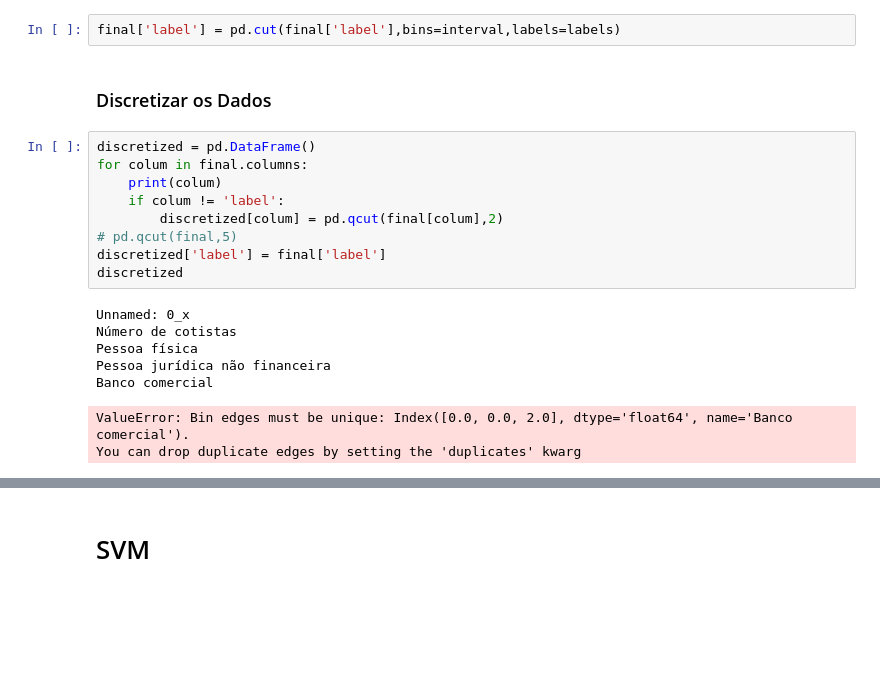
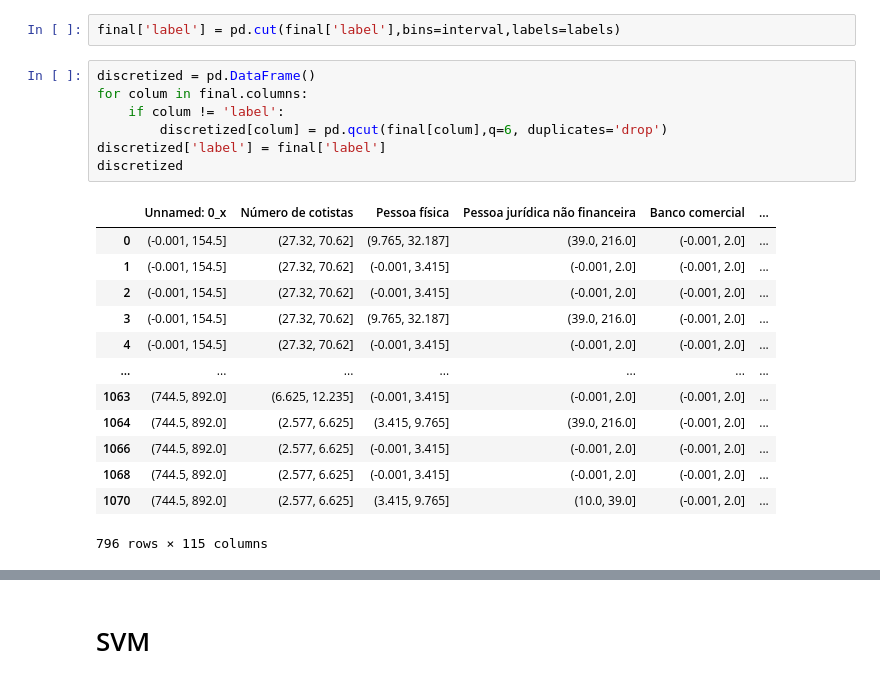
Before and after one commit to ErikMaia/tcc, a Jupyter notebook: src/analisys.ipynb, the cells around one changed output, grey strips where cells are left out. Drawn from its saved outputs; the diff is of its cells as text; blank space fills up the shorter version.

```diff
--- a/src/analisys.ipynb
+++ b/src/analisys.ipynb
@@ -884,22 +884,24 @@ interval = [final['label'].min(),final['label'].quantile(.33),final['label'].qua
 labels = ['low_risk','medium_risk','hight_risk']
 # %%
 final['label'] = pd.cut(final['label'],bins=interval,labels=labels)
-# %% [markdown]
-### Discretizar os Dados
 # %%
 discretized = pd.DataFrame()
 for colum in final.columns:
-    print(colum)
     if colum != 'label':
-        discretized[colum] = pd.qcut(final[colum],2)
-# pd.qcut(final,5)
+        discretized[colum] = pd.qcut(final[colum],q=6, duplicates='drop')
 discretized['label'] = final['label']
 discretized
 # %% [output]
+|  | Unnamed: 0_x | Número de cotistas | Pessoa física | Pessoa jurídica não financeira | Banco comercial | ... |
+| 0 | (-0.001, 154.5] | (27.32, 70.62] | (9.765, 32.187] | (39.0, 216.0] | (-0.001, 2.0] | ... |
+| 1 | (-0.001, 154.5] | (27.32, 70.62] | (-0.001, 3.415] | (-0.001, 2.0] | (-0.001, 2.0] | ... |
+| 2 | (-0.001, 154.5] | (27.32, 70.62] | (-0.001, 3.415] | (-0.001, 2.0] | (-0.001, 2.0] | ... |
+| 3 | (-0.001, 154.5] | (27.32, 70.62] | (9.765, 32.187] | (39.0, 216.0] | (-0.001, 2.0] | ... |
+| 4 | (-0.001, 154.5] | (27.32, 70.62] | (-0.001, 3.415] | (-0.001, 2.0] | (-0.001, 2.0] | ... |
+| ... | ... | ... | ... | ... | ... | ... |
+| 1063 | (744.5, 892.0] | (6.625, 12.235] | (-0.001, 3.415] | (-0.001, 2.0] | (-0.001, 2.0] | ... |
+| 1064 | (744.5, 892.0] | (2.577, 6.625] | (3.415, 9.765] | (39.0, 216.0] | (-0.001, 2.0] | ... |
+| 1066 | (744.5, 892.0] | (2.577, 6.625] | (-0.001, 3.415] | (-0.001, 2.0] | (-0.001, 2.0] | ... |
+| 1068 | (744.5, 892.0] | (2.577, 6.625] | (-0.001, 3.415] | (-0.001, 2.0] | (-0.001, 2.0] | ... |
+| 1070 | (744.5, 892.0] | (2.577, 6.625] | (3.415, 9.765] | (10.0, 39.0] | (-0.001, 2.0] | ... |
-Unnamed: 0_x
-Número de cotistas
-Pessoa física
-Pessoa jurídica não financeira
-Banco comercial
+796 rows × 115 columns
-ValueError: Bin edges must be unique: Index([0.0, 0.0, 2.0], dtype='float64', name='Banco comercial').
-You can drop duplicate edges by setting the 'duplicates' kwarg
```
Also changed, not shown: parts of 8 cells of this notebook.
